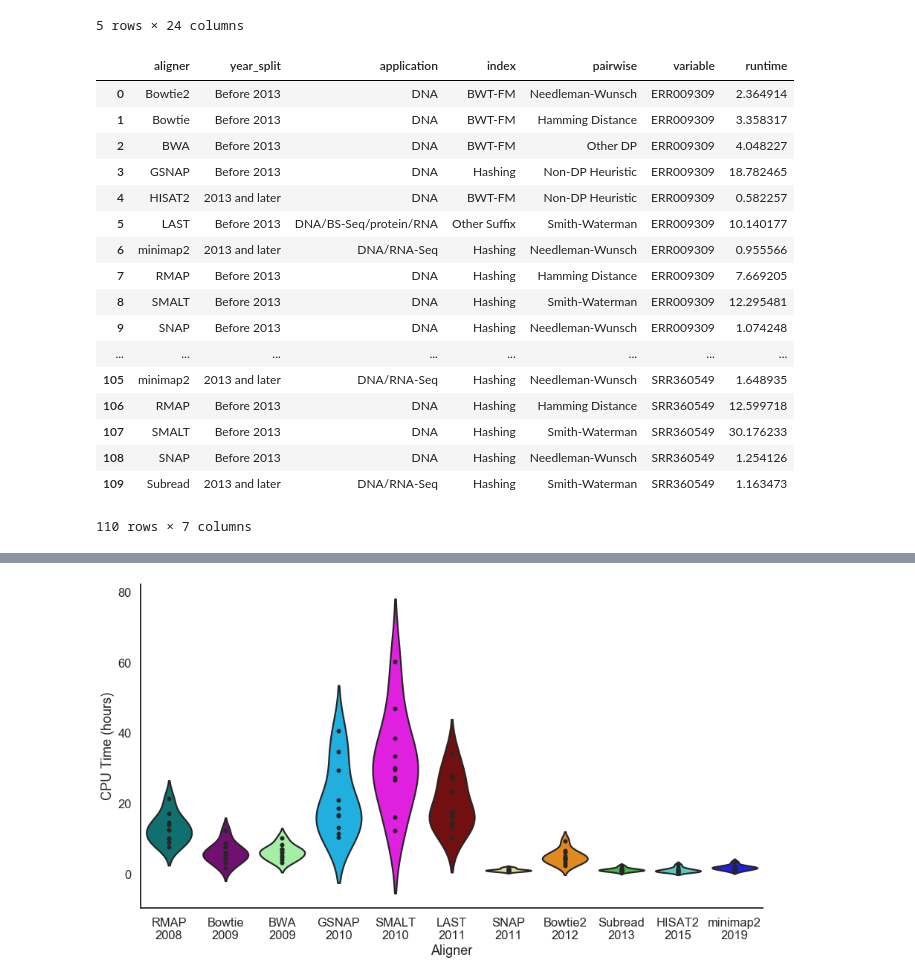
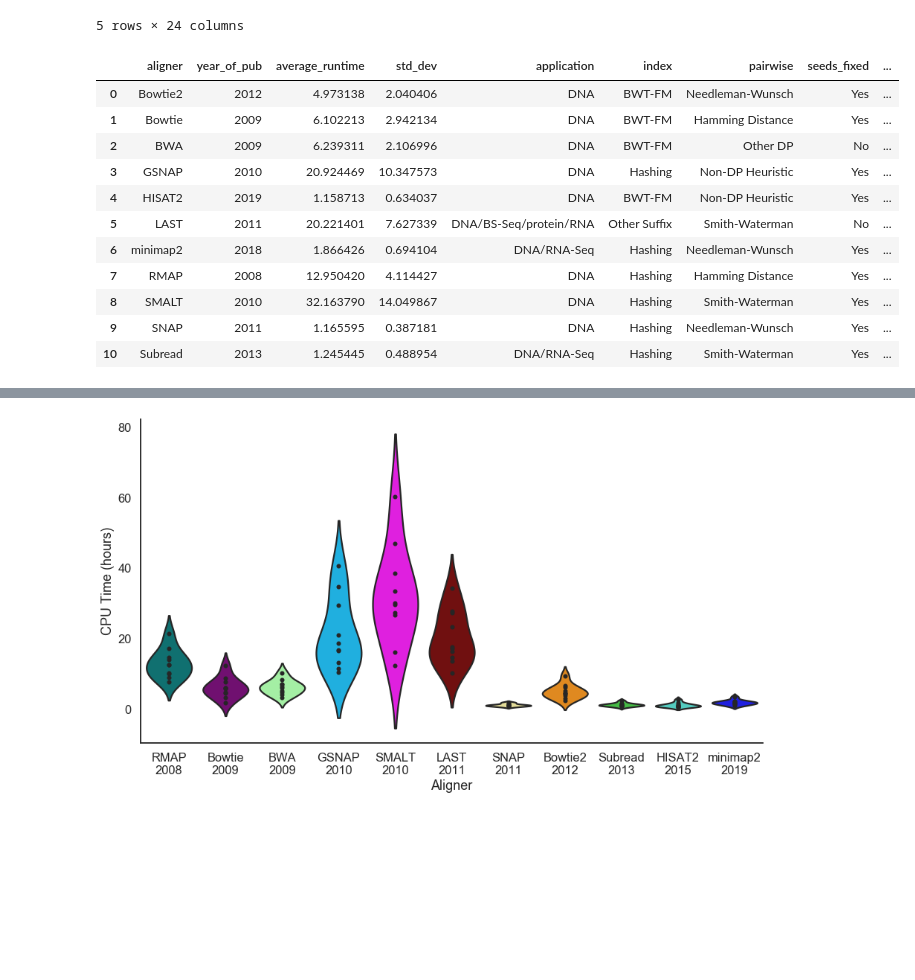
Before and after one commit to Mangul-Lab-USC/review-technology-dictates-algorithms, a Jupyter notebook: notebooks/Figure3.ipynb, the cells around one changed output, grey strips where cells are left out. Saved outputs shown, nothing was run; the diff lists cells and outputs as text; code cells hidden in the pictures; blank space fills up the shorter version.

```diff
--- a/notebooks/Figure3.ipynb
+++ b/notebooks/Figure3.ipynb
@@ -54,50 +54,44 @@ mem = pd.read_csv('../raw_data/compare.tools.memory.csv')
 # %%
 rt.loc[:,'tools_lower'] = rt.loc[:,'Tools'].str.lower()
 rtyear = pd.merge(rt, data_year, left_on='tools_lower', right_on='aligner_lower', how='inner')
 rtyear.loc[:,'average_runtime'] = rtyear.iloc[:,1:11].mean(axis=1)
 rtyear.loc[:,'std_dev'] = rtyear.iloc[:,1:11].std(axis=1)
 
 # Imputing the one missing value
 rtyear.loc[3,'ERR162843'] = rtyear.loc[3,'average_runtime']
 
 # Only compare tools with DNA application
 rtyear = rtyear.loc[rtyear.loc[:,'application'] != 'RNA-Seq'].reset_index(drop=True)
 
 # Bowtie2 can be run in global or local, our data was generated using Needleman-Wunsch (Global)
 rtyear.loc[rtyear.loc[:,'Tools'] == 'Bowtie2','pairwise'] = 'Needleman-Wunsch'
 rtyear.loc[rtyear.loc[:,'Tools'] == 'last','pairwise'] = 'Smith-Waterman'
 rtyear_summ = rtyear.loc[:,['aligner', 'year_of_pub', 'average_runtime', 'std_dev', 'application',
                             'index', 'pairwise', 'seeds_fixed', 'seeds_spaced', 'seeds_chained']]
-rtyear_summ.sort_values(by=['year_of_pub'], inplace=True)
+#rtyear_summ.sort_values(by=['year_of_pub'], inplace=True)
 for i in range(0,11):
     if rtyear.loc[i,'year_of_pub'] < 2013:
         rtyear.loc[i,'year_split'] = 'Before 2013'
     else:
         rtyear.loc[i,'year_split'] = '2013 and later'
 rtyear_melt = pd.melt(rtyear, id_vars = ['aligner', 'year_split', 'application', 'index', 'pairwise'],
         value_vars = ['ERR009309', 'ERR013127', 'ERR013138', 'ERR045708', 'ERR050158', 'ERR162843', 'ERR181410',
                      'ERR183377', 'SRR061640', 'SRR360549'], value_name = 'runtime')
 rtyear.to_csv(path_or_buf='../summary_data/runtime_comparison_with_tool_info.csv')
-rtyear_melt
+rtyear_summ
 # %% [output]
-|  | aligner | year_split | application | index | pairwise | variable | runtime |
-| 0 | Bowtie2 | Before 2013 | DNA | BWT-FM | Needleman-Wunsch | ERR009309 | 2.364914 |
-| 1 | Bowtie | Before 2013 | DNA | BWT-FM | Hamming Distance | ERR009309 | 3.358317 |
-| 2 | BWA | Before 2013 | DNA | BWT-FM | Other DP | ERR009309 | 4.048227 |
-| 3 | GSNAP | Before 2013 | DNA | Hashing | Non-DP Heuristic | ERR009309 | 18.782465 |
-| 4 | HISAT2 | 2013 and later | DNA | BWT-FM | Non-DP Heuristic | ERR009309 | 0.582257 |
-| 5 | LAST | Before 2013 | DNA/BS-Seq/protein/RNA | Other Suffix | Smith-Waterman | ERR009309 | 10.140177 |
-| 6 | minimap2 | 2013 and later | DNA/RNA-Seq | Hashing | Needleman-Wunsch | ERR009309 | 0.955566 |
-| 7 | RMAP | Before 2013 | DNA | Hashing | Hamming Distance | ERR009309 | 7.669205 |
-| 8 | SMALT | Before 2013 | DNA | Hashing | Smith-Waterman | ERR009309 | 12.295481 |
-| 9 | SNAP | Before 2013 | DNA | Hashing | Needleman-Wunsch | ERR009309 | 1.074248 |
-| ... | ... | ... | ... | ... | ... | ... | ... |
-| 105 | minimap2 | 2013 and later | DNA/RNA-Seq | Hashing | Needleman-Wunsch | SRR360549 | 1.648935 |
-| 106 | RMAP | Before 2013 | DNA | Hashing | Hamming Distance | SRR360549 | 12.599718 |
-| 107 | SMALT | Before 2013 | DNA | Hashing | Smith-Waterman | SRR360549 | 30.176233 |
-| 108 | SNAP | Before 2013 | DNA | Hashing | Needleman-Wunsch | SRR360549 | 1.254126 |
-| 109 | Subread | 2013 and later | DNA/RNA-Seq | Hashing | Smith-Waterman | SRR360549 | 1.163473 |
+|  | aligner | year_of_pub | average_runtime | std_dev | application | index | pairwise | seeds_fixed | ... |
+| 0 | Bowtie2 | 2012 | 4.973138 | 2.040406 | DNA | BWT-FM | Needleman-Wunsch | Yes | ... |
+| 1 | Bowtie | 2009 | 6.102213 | 2.942134 | DNA | BWT-FM | Hamming Distance | Yes | ... |
+| 2 | BWA | 2009 | 6.239311 | 2.106996 | DNA | BWT-FM | Other DP | No | ... |
+| 3 | GSNAP | 2010 | 20.924469 | 10.347573 | DNA | Hashing | Non-DP Heuristic | Yes | ... |
+| 4 | HISAT2 | 2019 | 1.158713 | 0.634037 | DNA | BWT-FM | Non-DP Heuristic | Yes | ... |
+| 5 | LAST | 2011 | 20.221401 | 7.627339 | DNA/BS-Seq/protein/RNA | Other Suffix | Smith-Waterman | No | ... |
+| 6 | minimap2 | 2018 | 1.866426 | 0.694104 | DNA/RNA-Seq | Hashing | Needleman-Wunsch | Yes | ... |
+| 7 | RMAP | 2008 | 12.950420 | 4.114427 | DNA | Hashing | Hamming Distance | Yes | ... |
+| 8 | SMALT | 2010 | 32.163790 | 14.049867 | DNA | Hashing | Smith-Waterman | Yes | ... |
+| 9 | SNAP | 2011 | 1.165595 | 0.387181 | DNA | Hashing | Needleman-Wunsch | Yes | ... |
+| 10 | Subread | 2013 | 1.245445 | 0.488954 | DNA/RNA-Seq | Hashing | Smith-Waterman | Yes | ... |
-110 rows × 7 columns
 # %%
 mem.loc[:,'tools_lower'] = mem['Tools'].str.lower()
 memyear = pd.merge(mem, data_year, left_on='tools_lower', right_on='aligner_lower', how='inner')
```
Also changed, not shown: parts of 1 cell of this notebook, 6 other files.
